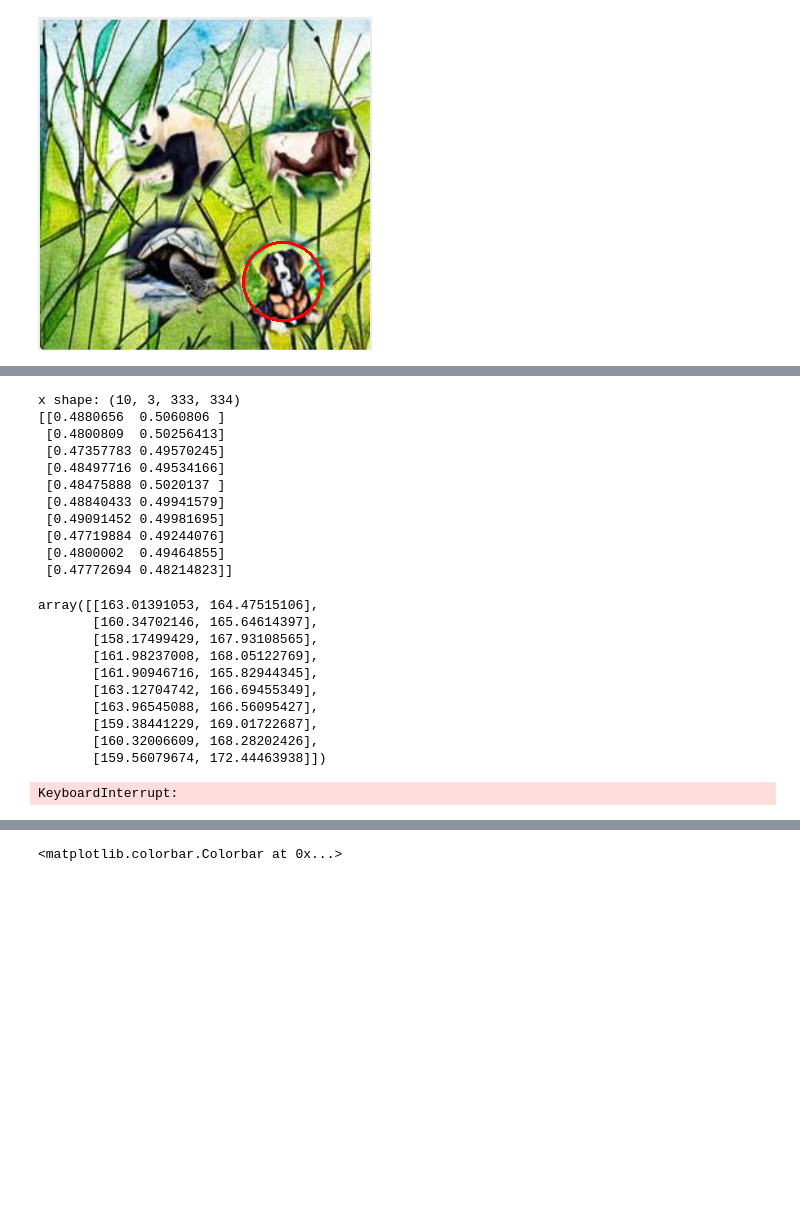
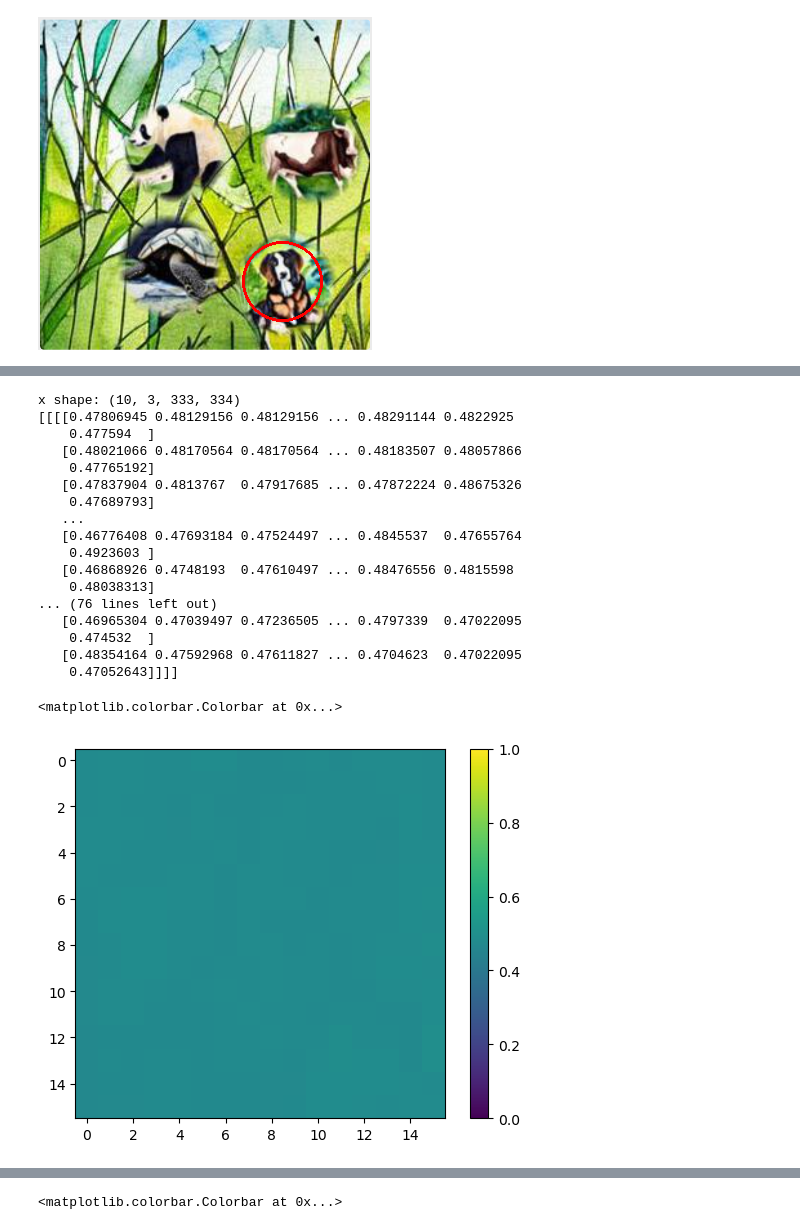
Before and after one commit to xTerradon/hcaptcha-solver, a Jupyter notebook: dev/v2solver/v2_main.ipynb, the cells around one changed output, grey strips where cells are left out. Cells and saved outputs as stored; diff of their text form; code cells hidden in the pictures; blank space fills up the shorter version.

```diff
--- a/dev/v2solver/v2_main.ipynb
+++ b/dev/v2solver/v2_main.ipynb
@@ -74,29 +69,26 @@ plt.bar(np.linspace(0,img.width, grid_size), [score(diag[i][0], diag[i][1], targ
-# %%
-pred = model.predict_pil(images)
-pred
-# %% [output]
-x shape: (10, 3, 333, 334)
-[[0.4880656  0.5060806 ]
- [0.4800809  0.50256413]
- [0.47357783 0.49570245]
- [0.48497716 0.49534166]
- [0.48475888 0.5020137 ]
- [0.48840433 0.49941579]
- [0.49091452 0.49981695]
- [0.47719884 0.49244076]
- [0.4800002  0.49464855]
- [0.47772694 0.48214823]]
-array([[163.01391053, 164.47515106],
-       [160.34702146, 165.64614397],
-       [158.17499429, 167.93108565],
-       [161.98237008, 168.05122769],
-       [161.90946716, 165.82944345],
-       [163.12704742, 166.69455349],
-       [163.96545088, 166.56095427],
-       [159.38441229, 169.01722687],
-       [160.32006609, 168.28202426],
-       [159.56079674, 172.44463938]])
-# %%
-model.train(db2, epochs=20)
-# %% [output]
-KeyboardInterrupt:
+# %%
+%run v2_training_classes
+model = Model_Training(16)
+pred = model.predict_pil(images)
+plt.imshow(pred[0][0], vmin=0, vmax=1)
+plt.colorbar()
+# %% [output]
+x shape: (10, 3, 333, 334)
+[[[[0.47806945 0.48129156 0.48129156 ... 0.48291144 0.4822925
+    0.477594  ]
+   [0.48021066 0.48170564 0.48170564 ... 0.48183507 0.48057866
+    0.47765192]
+   [0.47837904 0.4813767  0.47917685 ... 0.47872224 0.48675326
+    0.47689793]
+   ...
+   [0.46776408 0.47693184 0.47524497 ... 0.4845537  0.47655764
+    0.4923603 ]
+   [0.46868926 0.4748193  0.47610497 ... 0.48476556 0.4815598
+    0.48038313]
+... (76 lines left out)
+   [0.46965304 0.47039497 0.47236505 ... 0.4797339  0.47022095
+    0.474532  ]
+   [0.48354164 0.47592968 0.47611827 ... 0.4704623  0.47022095
+    0.47052643]]]]
+<matplotlib.colorbar.Colorbar at 0x...>
+[figure, added]
```
Also changed, not shown: parts of 7 cells of this notebook, 3 other files.
